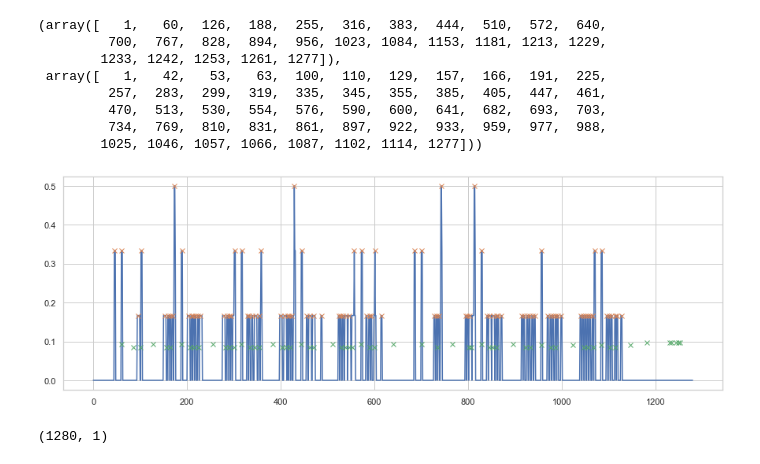
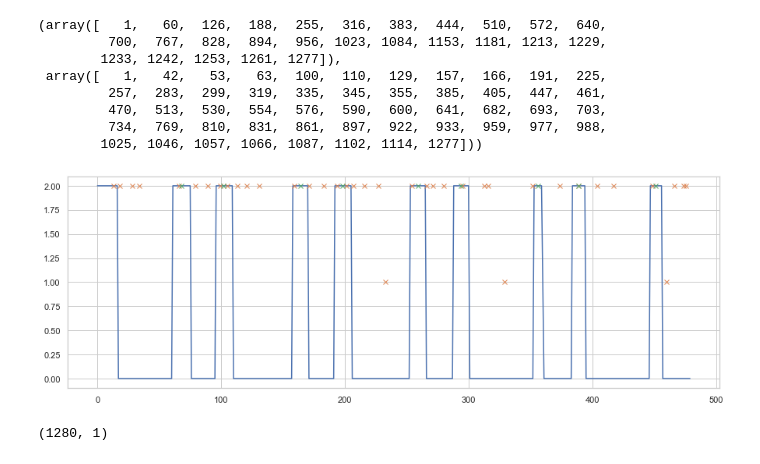
Before and after one commit to AnganMitra/decentralearn, a Jupyter notebook: DMFW/prototype/PowerPrediction.ipynb, the cells around one changed output. Cells and saved outputs as stored; diff of their text form; code cells hidden in the pictures.

```diff
--- a/DMFW/prototype/PowerPrediction.ipynb
+++ b/DMFW/prototype/PowerPrediction.ipynb
@@ -504,8 +534,6 @@ class DMFW(optim.Optimizer):
 
 
     def step(self, l, closure):
-        #if l == 0:
-        #    self.init_gap = 0
         eta = min(self.eta_coef/(l+1)**self.eta_exp, 1)
         for group in self.param_groups:
             if closure is not None:
@@ -513,10 +541,9 @@ class DMFW(optim.Optimizer):
                     closure()
             self.gap = 0
             for k,weight in enumerate(group["params"]):
-                #a = lmo(weight.grad.data,self.radius)
-                #self.gap += torch.sum(torch.mul(weight.grad.data, weight.data - a))
-                #v = proj_l1(self.G[l][k], self.radius)
-                v = lmo(self.G[l][k] - 0.5 + torch.rand_like(self.G[l][k]), radius= self.radius)
+                v = proj_l1(self.G[l][k], self.radius)
+                #v = lmo(self.G[l][k] - 0.5 + torch.rand_like(self.G[l][k]), radius= self.radius)
+                #print(v)
                 if weight.grad is None:
                     raise ValueError("Grad is None")
                 self.w_dict[k]["grad_old"] = weight.grad.detach().clone()
@@ -525,15 +552,12 @@ class DMFW(optim.Optimizer):
                 #print("weight {}".format(torch.linalg.norm(weight.data,ord=1,dim=0)))
                 self.w_dict[k]["w"] = weight.detach().clone()
 
-            #self.init_gap += self.gap
-            #self.init_gap /= (l+1)
-
             with torch.enable_grad():
                 closure()
             for k,weight in enumerate(group["params"]):
+                self.G[l][k] -= self.w_dict[k]["ds"]*self.reg_coef
                 #self.G[l][k] -= self.w_dict[k]["ds"]*self.reg_coef
-                #self.G[l][k] -= self.w_dict[k]["ds"]*self.reg_coef
-                self.G[l][k] += self.w_dict[k]["ds"]*self.reg_coef
+                #self.G[l][k] += self.w_dict[k]["ds"]*self.reg_coef
                 if weight.grad is None :
                     raise ValueError("Grad is none")
                 weight.grad.add_(-self.w_dict[k]["grad_old"])
@@ -584,7 +608,7 @@ class Trainer:
                     else:
                         nn.init.constant_(param.data,0)
             elif isinstance(m,nn.Conv1d):
-                nn.init.uniform_(m.weight.data)
+                nn.init.xavier_normal_(m.weight.data)
                 nn.init.constant_(m.bias.data,0)
             elif isinstance(m,nn.BatchNorm1d):
                 nn.init.uniform_(m.weight.data)
@@ -642,7 +666,7 @@ class Trainer:
         self.final_gap = np.zeros(self.num_nodes) #[0.] * self.num_nodes
 
         t = 0
-
+        self.prediction_dict = {}
         for date in dates:
             acc,f1,prec,rec = 0, 0, 0, 0
             try:
@@ -729,6 +753,11 @@ class Trainer:
                         #x, y = iter(datazones[i]).next()
                         self.best_models[i].zero_grad(set_to_none=True)
                         outputs= self.best_models[i](all_data_x)
+                        #_, predicted = torch.max(outputs.data, 1)
+                        #print("------------")
+                        #print(f"Prediction Model {i} {Counter(predicted.numpy())}")
+                        #print(f"Truth Model {i} {Counter(all_data_y.numpy())}")
+                        #print("------------")
                         curr_loss = self.loss(outputs,all_data_y)
                         curr_loss.backward()
                         for param in self.best_models[i].parameters():
@@ -854,10 +883,10 @@ loss_fn = nn.CrossEntropyLoss()
 #loss_fn = nn.MSELoss()
 num_iters_base = nb_iterations
 eta_coef_DMFW = 1
-eta_exp_DMFW = 0.95
+eta_exp_DMFW = 0.99
 rho_coef_DMFW = 4e-0
 rho_exp_DMFW = 1/2
-reg_coef_DMFW = 3
+reg_coef_DMFW = 2
 L_DMFW = nb_iterations #or nb_iteration to get a better resu
 # %%
 def save_log_csv(log_file, path_to_save):
@@ -1100,10 +1127,10 @@ test_prec = []
 test_rec = []
 prediction = []
 truth = []
-model_idx = 6
+model_idx = 1
 real_index_zone = [1,2,4,5]
-date_to_test = test_date[:50]
-for i,date in enumerate(date_to_test[:5]):
+date_to_test = test_date[:10]
+for i,date in enumerate(date_to_test):
     #print(f'-----{test_date[i]}-----')
     date_acc, date_f1, date_prec, date_rec, conf_mat, true, pred = ModelPredictionClass(trainXMFW.best_models[model_idx], test_date[i], testloader[model_idx])
     conf_mat = pd.DataFrame(conf_mat)
@@ -1202,12 +1227,12 @@ peaks, peakstruth
         1025, 1046, 1057, 1066, 1087, 1102, 1114, 1277]))
 # %%
 plt.figure(figsize=(15,5))
-plt.plot(resultpd["Truth"])
+plt.plot(resultpd["Prediction"])
 plt.plot(peakstruth, resultpd["Truth"][peakstruth],"x")
 plt.plot(peaks, resultpd["Prediction"][peaks],"x")
 plt.show()
 # %% [output]
-[figure, old version]
+[figure, new version]
 # %%
 pred = pd.DataFrame(resultpd["Truth"])
 # %%
```
Also changed, not shown: parts of 27 cells of this notebook.
